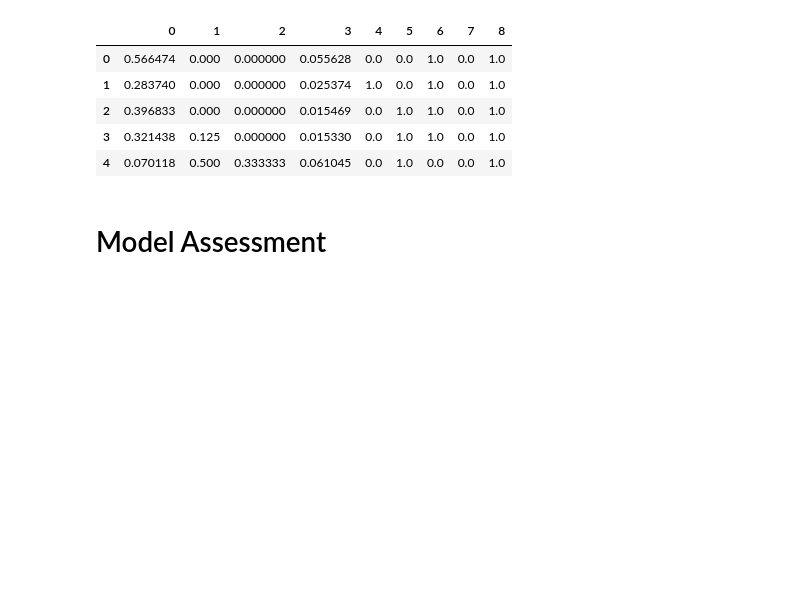
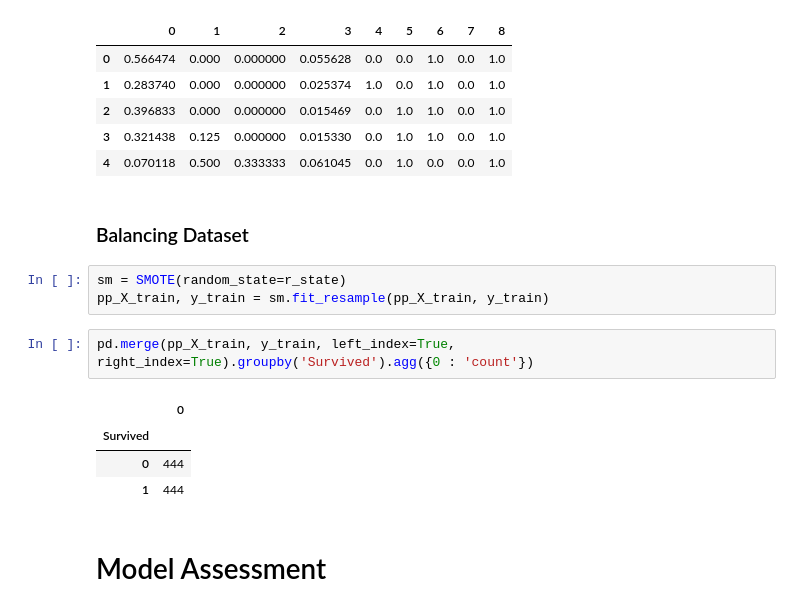
Before and after one commit to cruz-marco/titanic_kaggle, a Jupyter notebook: titanic-run.ipynb, the cells around one changed output. Cells and saved outputs as stored; diff of their text form; blank space fills up the shorter version.

```diff
--- a/titanic-run.ipynb
+++ b/titanic-run.ipynb
@@ -450,6 +456,18 @@ pp_X_train.head()
 | 2 | 0.396833 | 0.000 | 0.000000 | 0.015469 | 0.0 | 1.0 | 1.0 | 0.0 | 1.0 |
 | 3 | 0.321438 | 0.125 | 0.000000 | 0.015330 | 0.0 | 1.0 | 1.0 | 0.0 | 1.0 |
 | 4 | 0.070118 | 0.500 | 0.333333 | 0.061045 | 0.0 | 1.0 | 0.0 | 0.0 | 1.0 |
+# %% [markdown]
+### Balancing Dataset
+# %%
+sm = SMOTE(random_state=r_state)
+pp_X_train, y_train = sm.fit_resample(pp_X_train, y_train)
+# %%
+pd.merge(pp_X_train, y_train, left_index=True, right_index=True).groupby('Survived').agg({0 : 'count'})
+# %% [output]
+|  | 0 |
+| Survived |  |
+| 0 | 444 |
+| 1 | 444 |
 # %% [markdown]
 # Model Assessment
 # %% [markdown]
```
Also changed, not shown: parts of 8 cells of this notebook.
